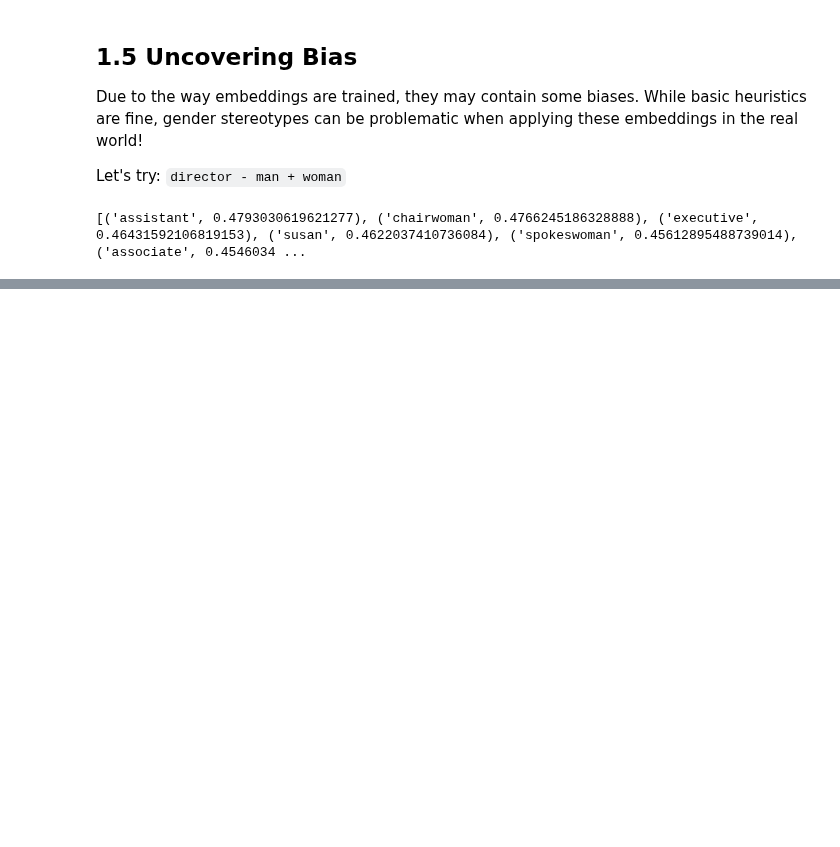
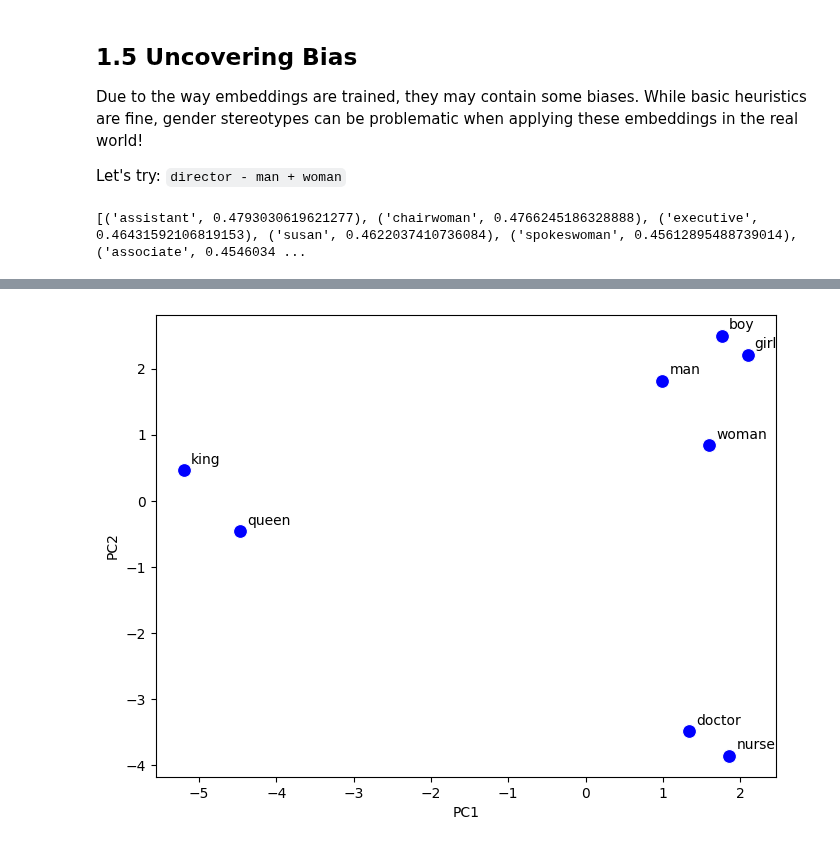
Before and after one commit to MinaAlmasi/nlp-at-cogsci, a Jupyter notebook: book/class3/001_word_embeddings.ipynb, the cells around one changed output, grey strips where cells are left out. Saved outputs shown, nothing was run; the diff lists cells and outputs as text; code cells hidden in the pictures; blank space fills up the shorter version.

```diff
--- a/book/class3/001_word_embeddings.ipynb
+++ b/book/class3/001_word_embeddings.ipynb
@@ -219,0 +281,10 @@ print(model.most_similar(positive=["director", "woman"],
+# %%
+# word we want to plot
+words = ["man", "woman", "doctor", "nurse", "king", "queen", "boy", "girl"]
+
+# an empty list for embeddings
+embeddings = []
+
+# get vectors for subset of words
+for word in words:
+    embeddings.append(model[word]) # get the embedding vector for each word using our MODEL
@@ -219,0 +293,3 @@ print(model.most_similar(positive=["director", "woman"],
+# %%
+pca = PCA(n_components=2) # instantiate PCA object
+embeddings_pc = pca.fit_transform(embeddings)
@@ -219,0 +331,31 @@ print(model.most_similar(positive=["director", "woman"],
+# %%
+# convert to DF
+df = pd.DataFrame(embeddings_pc, columns=["PC1", "PC2"]) # common PCA dims PC1 and PC2
+df["word"] = words
+
+# create a scatter plot
+plt.figure(figsize=(8, 6)) # width, height
+
+sns.scatterplot(data=df,
+                x="PC1", # first dim on x
+                y="PC2", # second dim on y
+                s=100, # size of points
+                color="blue",
+                )
+
+
+# add words to points
+for _, row in df.iterrows():
+    plt.annotate(
+        row["word"],                     # text to display
+        (row["PC1"], row["PC2"]),        # coordinates of the point being labeled
+        xytext=(5, 5),                   # offset of the text from the point (in points)
+        textcoords="offset points",      # interpret xytext in points relative to the point
+        fontsize=10
+    )
+
+plt.xlabel("PC1")
+plt.ylabel("PC2")
+plt.show()
+# %% [output]
+[figure, added]
```
Also changed, not shown: parts of 24 cells of this notebook, 3 other files.
